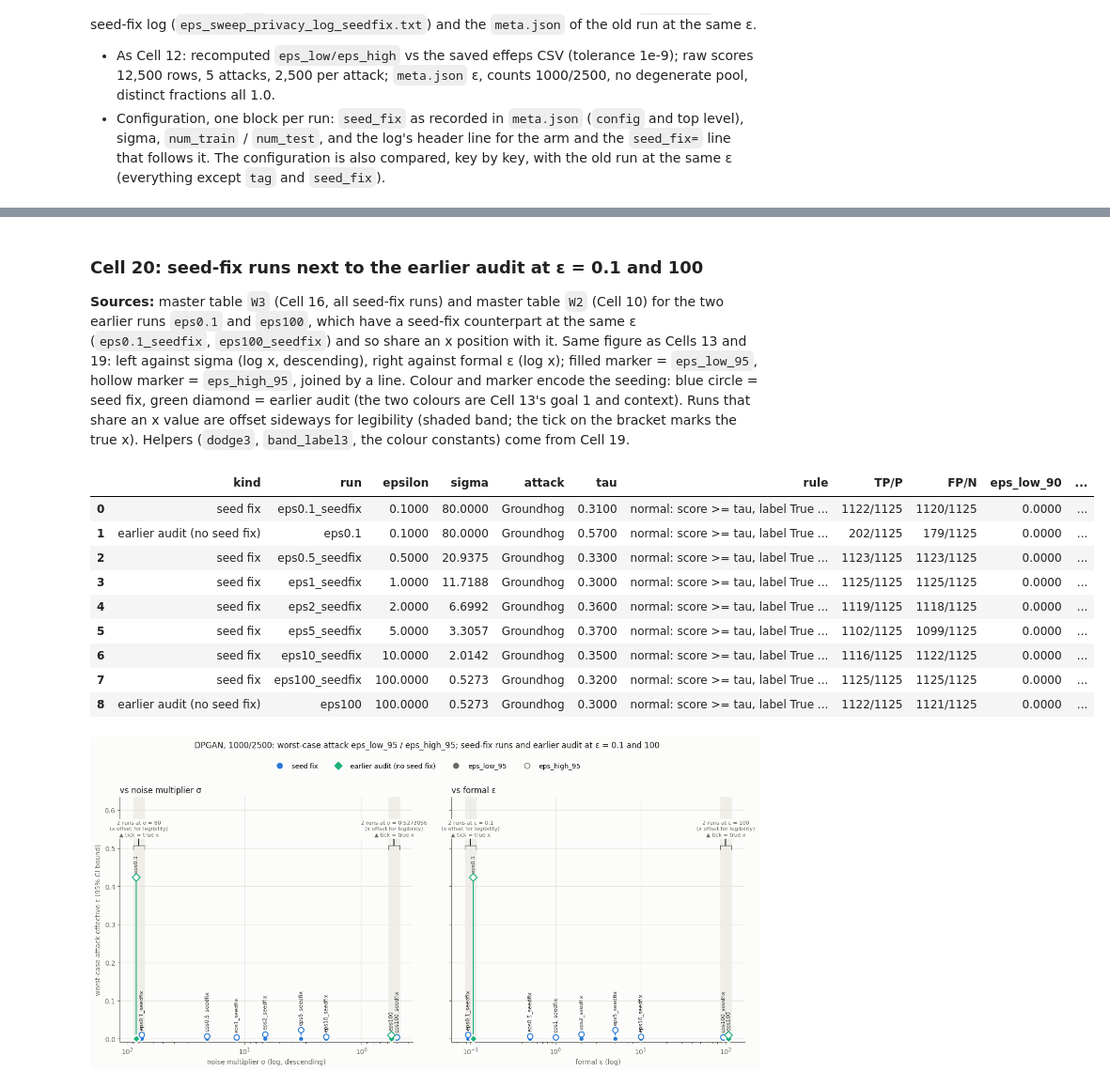
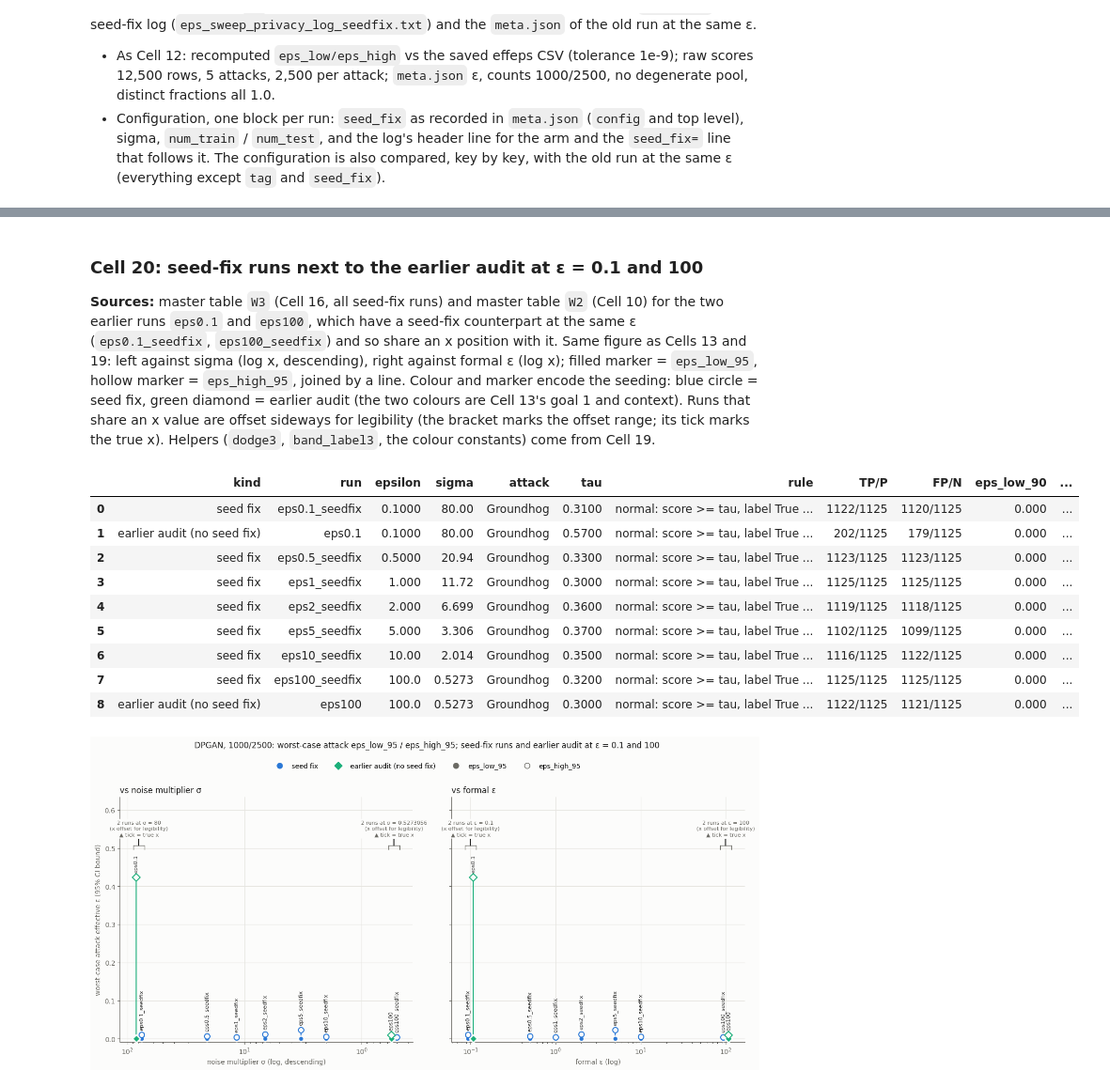
Before and after one commit to oliviapeng26/priv-sdg, a Jupyter notebook: benchmark_tapas/diagnostics/dpgan_threshold_audit.ipynb, the cells around one changed output, grey strips where cells are left out. Shown at 94% size. Drawn from its saved outputs; the diff is of its cells as text; code cells hidden in the pictures.

```diff
--- a/benchmark_tapas/diagnostics/dpgan_threshold_audit.ipynb
+++ b/benchmark_tapas/diagnostics/dpgan_threshold_audit.ipynb
@@ -22,7 +22,9 @@ import pandas as pd
 from tapas.report import EffectiveEpsilonReport
 
 warnings.filterwarnings("ignore")
-pd.set_option("display.width", 250, "display.max_columns", 60, "display.float_format", lambda x: f"{x:.4f}")
+# every float in a table is shown to 4 significant figures (trailing zeros kept)
+FMT4 = lambda x: f"{x:#.4g}"
+pd.set_option("display.width", 250, "display.max_columns", 60, "display.float_format", FMT4)
 
 # benchmark_tapas/ = nearest ancestor holding config.py (same trick as the audit scripts)
 HERE = Path.cwd().resolve()
@@ -1028,11 +1030,11 @@ def band_label3(true_x, col):
         val = f"ε = {lo:g}" if lo == hi else f"ε = {lo:g}–{hi:g}"
     return f"{len(true_x)} runs at {val}\n(x offset for legibility)"
 
-fig, axes = plt.subplots(1, 2, figsize=(14, 6.4), sharey=True)
-fig.patch.set_facecolor(SURFACE)
 top = float(W3.eps_high_95.max())
-for ax, col, xlabel in ((axes[0], "sigma", "noise multiplier σ (log, descending)"),
-                        (axes[1], "epsilon", "formal ε (log)")):
+for col, xlabel, title in (("sigma", "noise multiplier σ (log, descending)", "vs noise multiplier σ"),
+                           ("epsilon", "formal ε (log)", "vs formal ε")):
+    fig, ax = plt.subplots(figsize=(9, 6.4))
+    fig.patch.set_facecolor(SURFACE)
     ax.set_facecolor(SURFACE)
     xs, clusters = dodge3(W3[col], W3.index)
     for true_x, plotted_x in clusters:
@@ -1066,16 +1068,15 @@ for ax, col, xlabel in ((axes[0], "sigma", "noise multiplier σ (log, descending
     for s in ("left", "bottom"):
         ax.spines[s].set_color(MUTED)
     ax.tick_params(colors=MUTED)
-axes[0].set_ylabel("worst-case attack effective ε (95% CI bound)", color=MUTED)
-axes[0].set_ylim(-0.02 * top, top * 1.5)
-axes[0].set_title("vs noise multiplier σ", color=INK, loc="left")
-axes[1].set_title("vs formal ε", color=INK, loc="left")
+    ax.set_ylabel("worst-case attack effective ε (95% CI bound)", color=MUTED)
+    ax.set_ylim(-0.02 * top, top * 1.5)
+    ax.set_title(title, color=INK, loc="left")
 
-handles = [Line2D([], [], color=c, marker=m, ms=8, ls="none", label=g) for g, (c, m) in GROUP_STYLE.items()]
-handles += [Line2D([], [], color=MUTED, marker="o", ms=8, ls="none", label="eps_low_95"),
-            Line2D([], [], color=MUTED, marker="o", ms=8, mfc=SURFACE, ls="none", label="eps_high_95")]
-fig.legend(handles=handles, loc="upper center", ncol=5, frameon=False, bbox_to_anchor=(0.5, 1.02))
-fig.suptitle("DPGAN seed-fix, 1000/2500: worst-case attack eps_low_95 / eps_high_95 per run", y=1.07, color=INK)
-plt.tight_layout()
-plt.show()
+    handles = [Line2D([], [], color=c, marker=m, ms=8, ls="none", label=g) for g, (c, m) in GROUP_STYLE.items()]
+    handles += [Line2D([], [], color=MUTED, marker="o", ms=8, ls="none", label="eps_low_95"),
+                Line2D([], [], color=MUTED, marker="o", ms=8, mfc=SURFACE, ls="none", label="eps_high_95")]
+    fig.legend(handles=handles, loc="upper center", ncol=5, frameon=False, bbox_to_anchor=(0.5, 1.02))
+    fig.suptitle("DPGAN seed-fix, 1000/2500: worst-case attack eps_low_95 / eps_high_95 per run", y=1.07, color=INK)
+    plt.tight_layout()
+    plt.show()
 # %% [output]
@@ -1083,14 +1085,14 @@ plt.show()
 # %% [markdown]
 ### Cell 20: seed-fix runs next to the earlier audit at ε = 0.1 and 100
 **Sources:** master table `W3` (Cell 16, all seed-fix runs) and master table `W2` (Cell 10) for the two earlier runs `eps0.1` and `eps100`, which have a seed-fix counterpart at the same ε (`eps0.1_seedfix`, `eps100_seedfix`) and so share an x position with it.
-Same figure as Cells 13 and 19: left against sigma (log x, descending), right against formal ε (log x); filled marker = `eps_low_95`, hollow marker = `eps_high_95`, joined by a line. Colour and marker encode the seeding: blue circle = seed fix, green diamond = earlier audit (the two colours are Cell 13's goal 1 and context). Runs that share an x value are offset sideways for legibility (shaded band; the tick on the bracket marks the true x). Helpers (`dodge3`, `band_label3`, the colour constants) come from Cell 19.
+Same figure as Cells 13 and 19: left against sigma (log x, descending), right against formal ε (log x); filled marker = `eps_low_95`, hollow marker = `eps_high_95`, joined by a line. Colour and marker encode the seeding: blue circle = seed fix, green diamond = earlier audit (the two colours are Cell 13's goal 1 and context). Runs that share an x value are offset sideways for legibility (the bracket marks the offset range; its tick marks the true x). Helpers (`dodge3`, `band_label3`, the colour constants) come from Cell 19.
 # %%
 KIND_STYLE = {"seed fix": GROUP_STYLE["goal 1"], "earlier audit (no seed fix)": GROUP_STYLE["context"]}
 W4 = (pd.concat([W3.assign(kind="seed fix"),
                  W2[W2.run.isin(["eps0.1", "eps100"])].assign(kind="earlier audit (no seed fix)")],
                 ignore_index=True)
         .sort_values("sigma", ascending=False, kind="stable").reset_index(drop=True))
-with pd.option_context("display.float_format", lambda x: f"{x:.4f}", "display.max_colwidth", 60):
+with pd.option_context("display.float_format", FMT4, "display.max_colwidth", 60):
     display(W4[["kind"] + COLS2])
 
 fig, axes = plt.subplots(1, 2, figsize=(14, 6.4), sharey=True)
@@ -1103,7 +1105,6 @@ for ax, col, xlabel in ((axes[0], "sigma", "noise multiplier σ (log, descending
     for true_x, plotted_x in clusters:
         pad = (plotted_x.max() / plotted_x.min()) ** (0.5 / (len(plotted_x) - 1))
         x0, x1 = plotted_x.min() / pad, plotted_x.max() * pad
-        ax.axvspan(x0, x1, color=BAND, zorder=0)
         yb = top * 1.2
         ax.plot([x0, x1], [yb, yb], color=MUTED, lw=1, zorder=1, solid_capstyle="butt")
         for xe in (x0, x1):
@@ -1119,40 +1120,40 @@ for ax, col, xlabel in ((axes[0], "sigma", "noise multiplier σ (log, descending
         ax.plot(x, w.eps_low_95, marker=marker, ms=8, color=color, mec=SURFACE, mew=2, ls="none", zorder=3)
         ax.plot(x, w.eps_high_95, marker=marker, ms=8, mfc=SURFACE, mec=color, mew=1.5, ls="none", zorder=3)
         ax.annotate(w.run, (x, w.eps_high_95), xytext=(0, 7), textcoords="offset points",
                     rotation=90, ha="center", va="bottom", fontsize=8, color=INK)
     ax.set_xscale("log")
     if col == "sigma":
         ax.invert_xaxis()
     ax.set_xlabel(xlabel, color=MUTED)
     ax.grid(True, which="major", color=GRID, lw=0.8)
     ax.set_axisbelow(True)
     for s in ("top", "right"):
         ax.spines[s].set_visible(False)
     for s in ("left", "bottom"):
         ax.spines[s].set_color(MUTED)
     ax.tick_params(colors=MUTED)
 axes[0].set_ylabel("worst-case attack effective ε (95% CI bound)", color=MUTED)
 axes[0].set_ylim(-0.02 * top, top * 1.5)
 axes[0].set_title("vs noise multiplier σ", color=INK, loc="left")
 axes[1].set_title("vs formal ε", color=INK, loc="left")
 
 handles = [Line2D([], [], color=c, marker=m, ms=8, ls="none", label=k) for k, (c, m) in KIND_STYLE.items()]
 handles += [Line2D([], [], color=MUTED, marker="o", ms=8, ls="none", label="eps_low_95"),
             Line2D([], [], color=MUTED, marker="o", ms=8, mfc=SURFACE, ls="none", label="eps_high_95")]
 fig.legend(handles=handles, loc="upper center", ncol=4, frameon=False, bbox_to_anchor=(0.5, 1.02))
 fig.suptitle("DPGAN, 1000/2500: worst-case attack eps_low_95 / eps_high_95; seed-fix runs and earlier audit at ε = 0.1 and 100",
              y=1.07, color=INK)
 plt.tight_layout()
 plt.show()
 # %% [output]
 |  | kind | run | epsilon | sigma | attack | tau | rule | TP/P | FP/N | eps_low_90 | ... |
-| 0 | seed fix | eps0.1_seedfix | 0.1000 | 80.0000 | Groundhog | 0.3100 | normal: score >= tau, label True ... | 1122/1125 | 1120/1125 | 0.0000 | ... |
-| 1 | earlier audit (no seed fix) | eps0.1 | 0.1000 | 80.0000 | Groundhog | 0.5700 | normal: score >= tau, label True ... | 202/1125 | 179/1125 | 0.0000 | ... |
-| 2 | seed fix | eps0.5_seedfix | 0.5000 | 20.9375 | Groundhog | 0.3300 | normal: score >= tau, label True ... | 1123/1125 | 1123/1125 | 0.0000 | ... |
-| 3 | seed fix | eps1_seedfix | 1.0000 | 11.7188 | Groundhog | 0.3000 | normal: score >= tau, label True ... | 1125/1125 | 1125/1125 | 0.0000 | ... |
-| 4 | seed fix | eps2_seedfix | 2.0000 | 6.6992 | Groundhog | 0.3600 | normal: score >= tau, label True ... | 1119/1125 | 1118/1125 | 0.0000 | ... |
-| 5 | seed fix | eps5_seedfix | 5.0000 | 3.3057 | Groundhog | 0.3700 | normal: score >= tau, label True ... | 1102/1125 | 1099/1125 | 0.0000 | ... |
-| 6 | seed fix | eps10_seedfix | 10.0000 | 2.0142 | Groundhog | 0.3500 | normal: score >= tau, label True ... | 1116/1125 | 1122/1125 | 0.0000 | ... |
-| 7 | seed fix | eps100_seedfix | 100.0000 | 0.5273 | Groundhog | 0.3200 | normal: score >= tau, label True ... | 1125/1125 | 1125/1125 | 0.0000 | ... |
-| 8 | earlier audit (no seed fix) | eps100 | 100.0000 | 0.5273 | Groundhog | 0.3000 | normal: score >= tau, label True ... | 1122/1125 | 1121/1125 | 0.0000 | ... |
+| 0 | seed fix | eps0.1_seedfix | 0.1000 | 80.00 | Groundhog | 0.3100 | normal: score >= tau, label True ... | 1122/1125 | 1120/1125 | 0.000 | ... |
+| 1 | earlier audit (no seed fix) | eps0.1 | 0.1000 | 80.00 | Groundhog | 0.5700 | normal: score >= tau, label True ... | 202/1125 | 179/1125 | 0.000 | ... |
+| 2 | seed fix | eps0.5_seedfix | 0.5000 | 20.94 | Groundhog | 0.3300 | normal: score >= tau, label True ... | 1123/1125 | 1123/1125 | 0.000 | ... |
+| 3 | seed fix | eps1_seedfix | 1.000 | 11.72 | Groundhog | 0.3000 | normal: score >= tau, label True ... | 1125/1125 | 1125/1125 | 0.000 | ... |
+| 4 | seed fix | eps2_seedfix | 2.000 | 6.699 | Groundhog | 0.3600 | normal: score >= tau, label True ... | 1119/1125 | 1118/1125 | 0.000 | ... |
+| 5 | seed fix | eps5_seedfix | 5.000 | 3.306 | Groundhog | 0.3700 | normal: score >= tau, label True ... | 1102/1125 | 1099/1125 | 0.000 | ... |
+| 6 | seed fix | eps10_seedfix | 10.00 | 2.014 | Groundhog | 0.3500 | normal: score >= tau, label True ... | 1116/1125 | 1122/1125 | 0.000 | ... |
+| 7 | seed fix | eps100_seedfix | 100.0 | 0.5273 | Groundhog | 0.3200 | normal: score >= tau, label True ... | 1125/1125 | 1125/1125 | 0.000 | ... |
+| 8 | earlier audit (no seed fix) | eps100 | 100.0 | 0.5273 | Groundhog | 0.3000 | normal: score >= tau, label True ... | 1122/1125 | 1121/1125 | 0.000 | ... |
 [figure]
```
Also changed, not shown: parts of 12 cells of this notebook.
